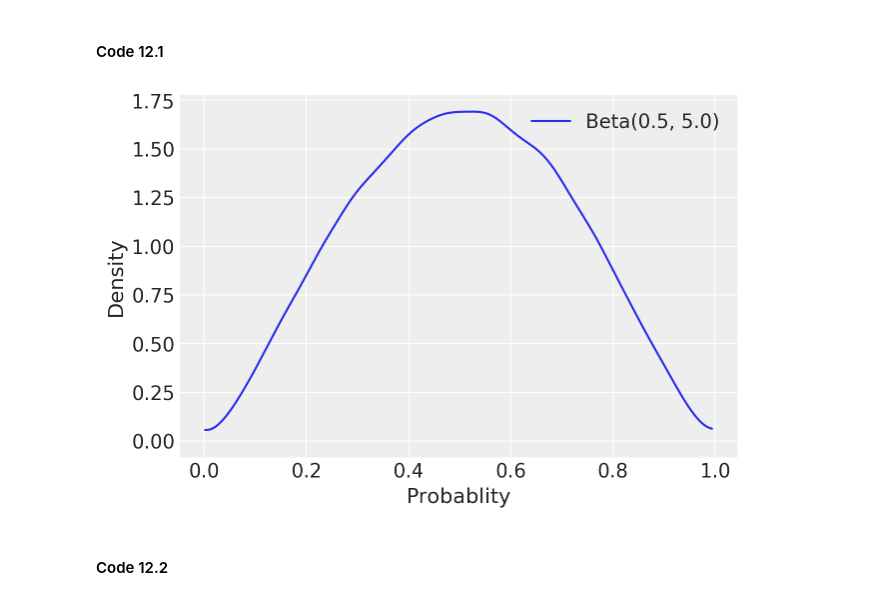
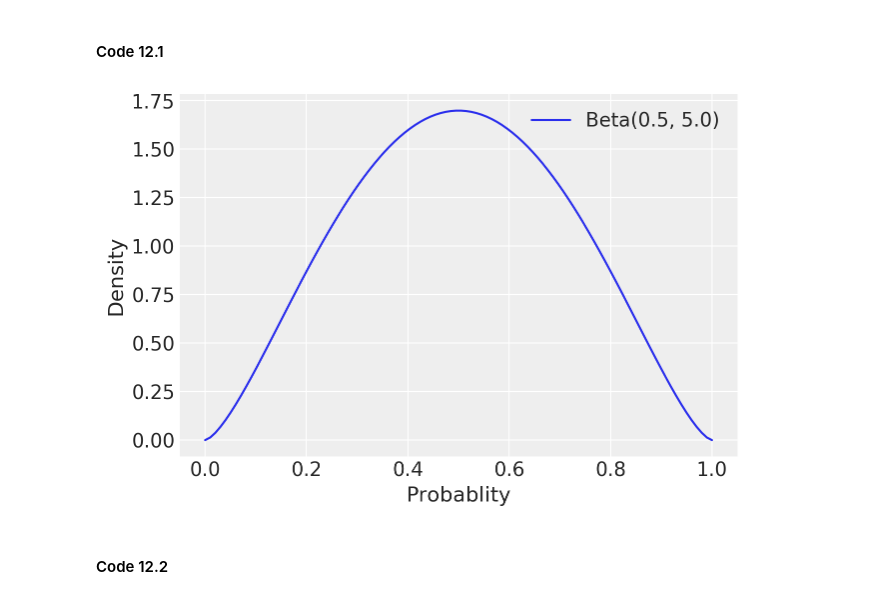
Before and after one commit to pymc-devs/pymc-resources, a Jupyter notebook: Rethinking_2/Chp_12.ipynb, the cells around one changed output. Cells and saved outputs as stored; diff of their text form; code cells hidden in the pictures.

```diff
--- a/Rethinking_2/Chp_12.ipynb
+++ b/Rethinking_2/Chp_12.ipynb
@@ -26,17 +26,22 @@ def standardize(series):
 # %% [markdown]
 #### Code 12.1
 # %%
+x_plot = np.linspace(0, 1, 100)
 pbar = 0.5
 theta = 5.
-ax = az.plot_kde(
-    pm.Beta.dist(pbar*theta, (1-pbar)*theta).random(size=100_000),
-    label=f"Beta({pbar}, {theta})",
+plt.plot(
+    x_plot,
+    sp.stats.beta.pdf(
+        x_plot[:, np.newaxis],
+        pbar*theta,
+        (1-pbar)*theta
+    ), label=f"Beta({pbar}, {theta})",
 )
-ax.set_xlabel("Probablity")
-ax.set_ylabel("Density")
-ax.set_title("");
+plt.xlabel("Probablity")
+plt.ylabel("Density")
+plt.legend();
 # %% [output]
-[figure, old version]
+[figure, new version]
 # %% [markdown]
 #### Code 12.2
 # %%
```
Also changed, not shown: parts of 25 cells of this notebook.
